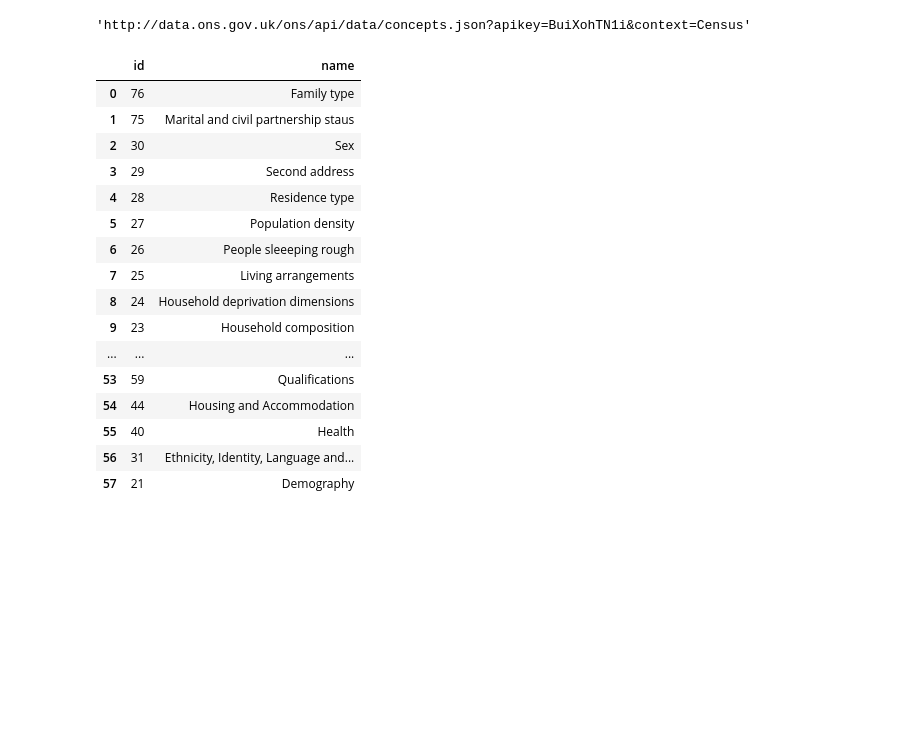
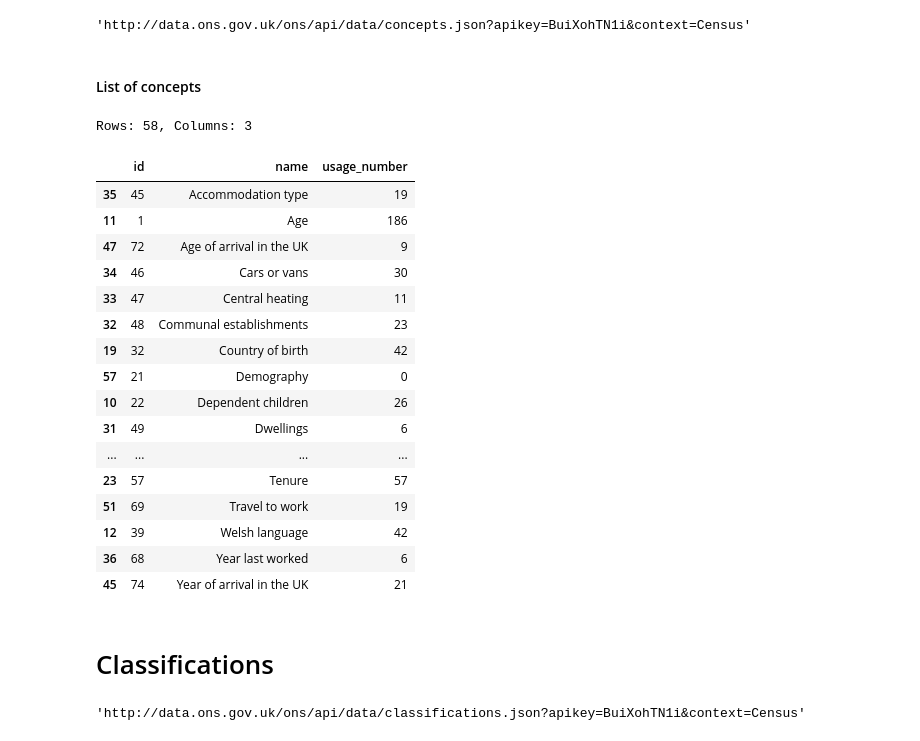
Before and after one commit to simonproffitt/health_data_analysis, a Jupyter notebook: notebooks/ONS explorer.ipynb, the cells around one changed output. Cells and saved outputs as stored; diff of their text form; code cells hidden in the pictures; blank space fills up the shorter version.

Commit message:
add classification exploration (not finished))

```diff
--- a/notebooks/ONS explorer.ipynb
+++ b/notebooks/ONS explorer.ipynb
@@ -7,3 +8,8 @@ import pandas as pd
+# %%
+def prettyPrint(rawjson):
+    print(json.dumps(rawjson, indent=2))
+def prettyDfSize(df):
+    print('Rows: {}, Columns: {}'.format(len(df), len(df.columns)))
 # %%
 apikey = 'BuiXohTN1i'
 baseUrl = 'http://data.ons.gov.uk/ons/api/data'
@@ -42,28 +48,41 @@ if(r.status_code != 200):
 else:
     raw = json.loads(r.text)
     concepts = [concept for concept in raw['ons']['conceptList']['concept']]
-    temp = {'name':[], 'id':[]}
+    temp = {'name':[], 'id':[], 'usage_number':[]}
     temp['id'] = [concept['id'] for concept in concepts]
+    temp['usage_number'] = [concept['collectionCount'] for concept in concepts]
     temp['name'] = [[name['$'] for name in concept['names']['name'] if name['@xml.lang'] == 'en'][0] for concept in concepts]
     conceptsdf = pd.DataFrame(temp)
     conceptsdf['id'] = conceptsdf['id'].astype(int)
-# %%
-conceptsdf
-# %% [output]
-|  | id | name |
-| 0 | 76 | Family type |
-| 1 | 75 | Marital and civil partnership staus |
-| 2 | 30 | Sex |
-| 3 | 29 | Second address |
-| 4 | 28 | Residence type |
-| 5 | 27 | Population density |
-| 6 | 26 | People sleeeping rough |
-| 7 | 25 | Living arrangements |
-| 8 | 24 | Household deprivation dimensions |
-| 9 | 23 | Household composition |
-| ... | ... | ... |
-| 53 | 59 | Qualifications |
-| 54 | 44 | Housing and Accommodation |
-| 55 | 40 | Health |
-| 56 | 31 | Ethnicity, Identity, Language and... |
-| 57 | 21 | Demography |
+# %% [markdown]
+#### List of concepts
+# %%
+prettyDfSize(conceptsdf)
+conceptsdf.sort_values(['name'])
+# %% [output]
+Rows: 58, Columns: 3
+|  | id | name | usage_number |
+| 35 | 45 | Accommodation type | 19 |
+| 11 | 1 | Age | 186 |
+| 47 | 72 | Age of arrival in the UK | 9 |
+| 34 | 46 | Cars or vans | 30 |
+| 33 | 47 | Central heating | 11 |
+| 32 | 48 | Communal establishments | 23 |
+| 19 | 32 | Country of birth | 42 |
+| 57 | 21 | Demography | 0 |
+| 10 | 22 | Dependent children | 26 |
+| 31 | 49 | Dwellings | 6 |
+| ... | ... | ... | ... |
+| 23 | 57 | Tenure | 57 |
+| 51 | 69 | Travel to work | 19 |
+| 12 | 39 | Welsh language | 42 |
+| 36 | 68 | Year last worked | 6 |
+| 45 | 74 | Year of arrival in the UK | 21 |
+# %% [markdown]
+# Classifications
+# %%
+context = 'Census'
+url = '{}/classifications.json?{}&context={}'.format(baseUrl, apikKeyParam, context)
+url
+# %% [output]
+'http://data.ons.gov.uk/ons/api/data/classifications.json?apikey=BuiXohTN1i&context=Census'
```
Also changed, not shown: parts of 10 cells of this notebook.
